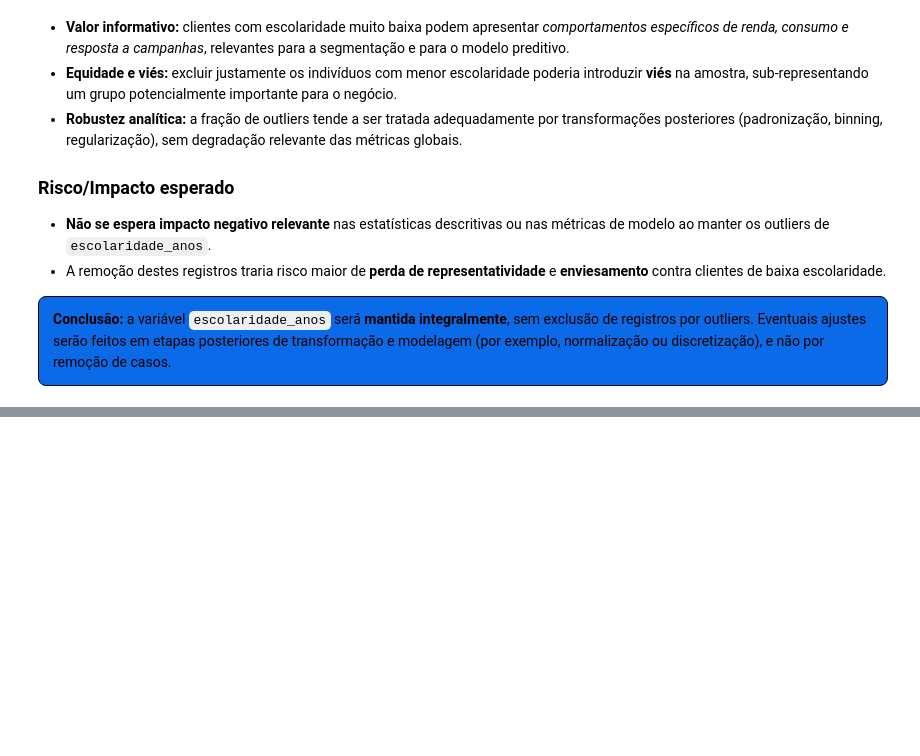
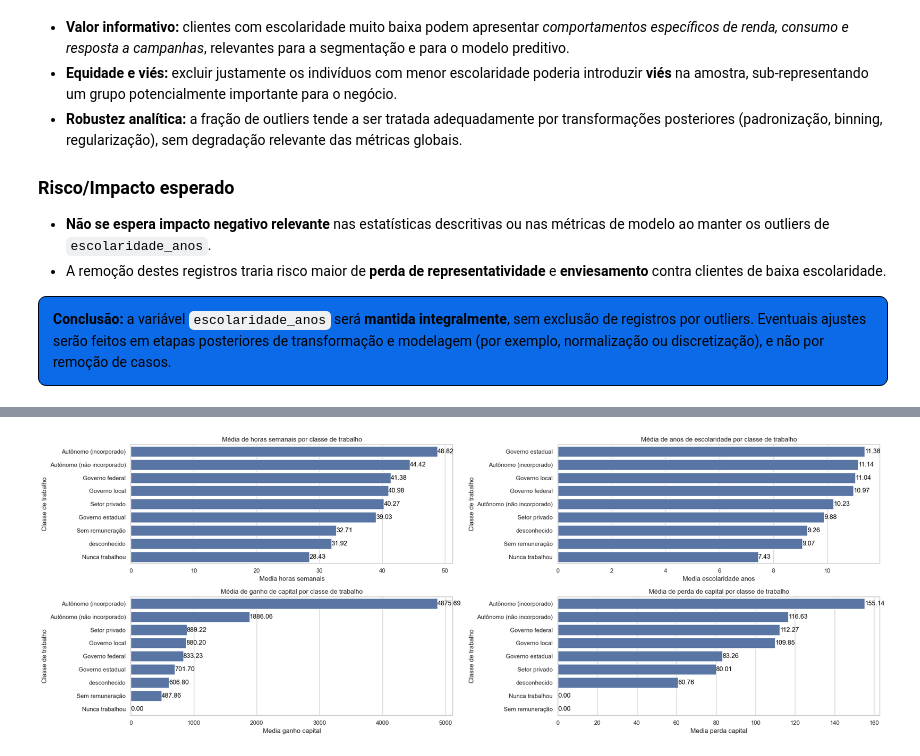
Before and after one commit to RicardodeSouzaSilva/Case_de_Consultoria_Classificacao_de_Renda-, a Jupyter notebook: classificacao_renda.ipynb, the cells around one changed output, grey strips where cells are left out. Drawn from its saved outputs; the diff is of its cells as text; code cells hidden in the pictures; blank space fills up the shorter version.

```diff
--- a/classificacao_renda.ipynb
+++ b/classificacao_renda.ipynb
@@ -894,0 +1276,76 @@ Total de registros: 32561, Outliers: 1198, Razão (outliers / total): 3.67925%
+# %%
+import math
+import matplotlib.pyplot as plt
+import seaborn as sns
+
+# Deixa o estilo mais agradável
+sns.set(style="whitegrid")
+
+# Lista das métricas numéricas que queremos plotar
+metricas = [
+    'media_horas_semanais',
+    'media_escolaridade_anos',
+    'media_ganho_capital',
+    'media_perda_capital'
+]
+
+# Títulos bonitinhos para cada subplot
+titulos = [
+    'Média de horas semanais por classe de trabalho',
+    'Média de anos de escolaridade por classe de trabalho',
+    'Média de ganho de capital por classe de trabalho',
+    'Média de perda de capital por classe de trabalho'
+]
+
+# Quantidade de colunas no grid
+col = 2
+
+# Calcula o número de linhas dinamicamente
+row = math.ceil(len(metricas) / col)
+
+# Cria figura e eixos
+fig, ax = plt.subplots(row, col, figsize=(22, 8))
+
+# Garante que ax seja um array 1D para iterar mais fácil
+ax = ax.ravel()
+
+# Itera sobre as métricas e cria um gráfico de barras para cada uma
+for i, metrica in enumerate(metricas):
+    # Ordena os dados pela métrica atual (opcional, mas deixa visual melhor)
+    dados_plot = tabela_media_classe_trabalho.sort_values(metrica, ascending=False)
+
+    # Cria o barplot horizontal
+    sns.barplot(
+        x=metrica,
+        y='classe_trabalho',
+        data=dados_plot,
+        ax=ax[i]
+    )
+
+    # Define título e rótulos de eixos
+    ax[i].set_title(titulos[i])
+    ax[i].set_xlabel(metrica.replace('_', ' ').capitalize())
+    ax[i].set_ylabel('Classe de trabalho')
+
+    # Adiciona o valor numérico ao lado de cada barra
+    for idx, value in enumerate(dados_plot[metrica]):
+        ax[i].text(
+            value,                    # posição x
+            idx,                      # posição y (índice da barra)
+            f'{value:.2f}',           # texto (valor formatado)
+            color='black',
+            va='center',
+            ha='left'
+        )
+
+# Se sobrar eixo (quando o número de métricas não fecha o grid), apaga
+for j in range(i + 1, row * col):
+    fig.delaxes(ax[j])
+
+# Ajusta o layout para não sobrepor elementos
+plt.tight_layout()
+
+# Mostra o gráfico
+plt.show()
+# %% [output]
+[figure, added]
```
Also changed, not shown: parts of 35 cells of this notebook.
